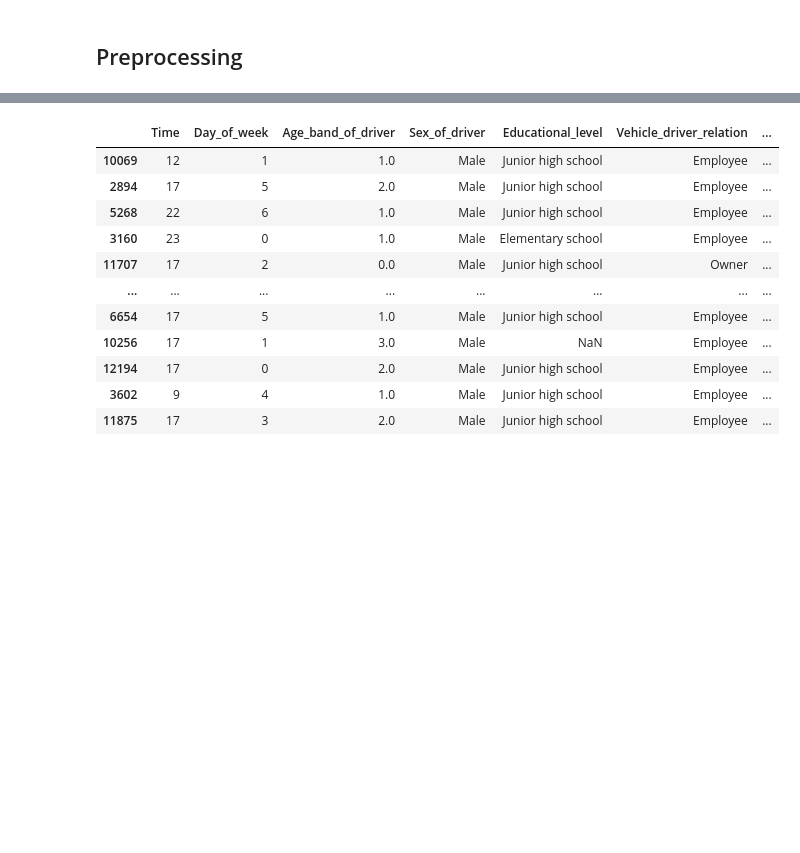
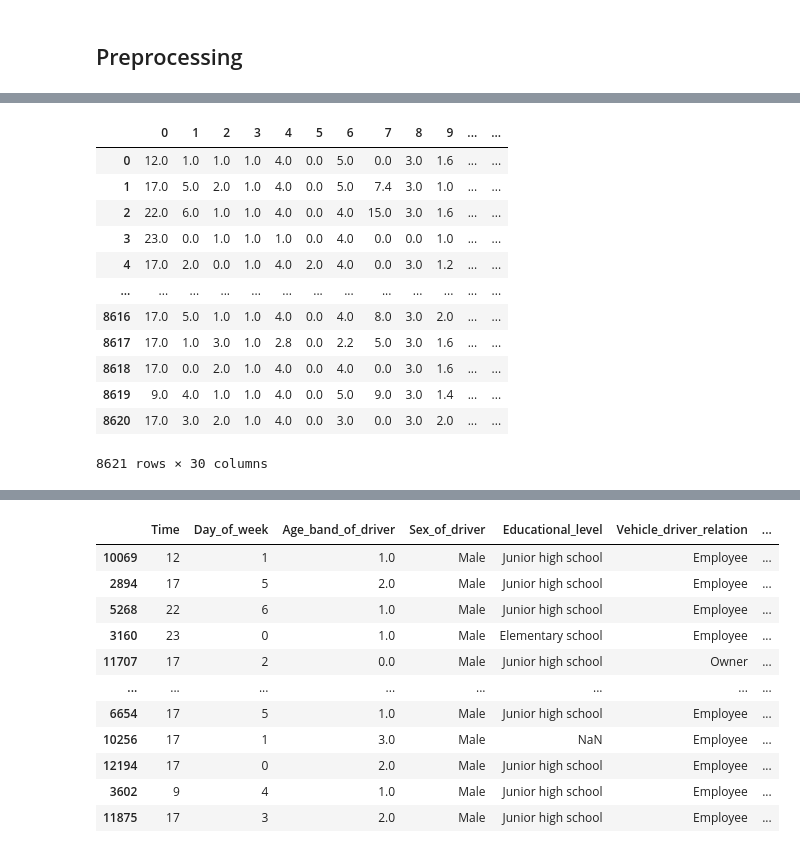
Before and after one commit to jackycwwang/Road-Traffic-Severity-Classification, a Jupyter notebook: 2. Data Preprocessing.ipynb, the cells around one changed output, grey strips where cells are left out. Saved outputs shown, nothing was run; the diff lists cells and outputs as text; code cells hidden in the pictures; blank space fills up the shorter version.

```diff
--- a/2. Data Preprocessing.ipynb
+++ b/2. Data Preprocessing.ipynb
@@ -87,0 +67,2 @@ preprocessing(X_train)
+# %%
+df_encoded = preprocess(X_train)
@@ -88,3 +79,30 @@ preprocessing(X_train)
+# %%
+def knn_imputer(df):
+    knn_imputer = KNNImputer(n_neighbors=5,
+                             weights="uniform",
+                             metric='nan_euclidean')
+    imputed_data = knn_imputer.fit_transform(df.to_numpy())
+    df_clean = pd.DataFrame(imputed_data)
+
+#     df_clean.columns = np.concatenate((cat_cols, num_cols))
+
+    return df_clean
+# %%
+knn_imputer(df_encoded)
+# %% [output]
+|  | 0 | 1 | 2 | 3 | 4 | 5 | 6 | 7 | 8 | 9 | ... | ... |
+| 0 | 12.0 | 1.0 | 1.0 | 1.0 | 4.0 | 0.0 | 5.0 | 0.0 | 3.0 | 1.6 | ... | ... |
+| 1 | 17.0 | 5.0 | 2.0 | 1.0 | 4.0 | 0.0 | 5.0 | 7.4 | 3.0 | 1.0 | ... | ... |
+| 2 | 22.0 | 6.0 | 1.0 | 1.0 | 4.0 | 0.0 | 4.0 | 15.0 | 3.0 | 1.6 | ... | ... |
+| 3 | 23.0 | 0.0 | 1.0 | 1.0 | 1.0 | 0.0 | 4.0 | 0.0 | 0.0 | 1.0 | ... | ... |
+| 4 | 17.0 | 2.0 | 0.0 | 1.0 | 4.0 | 2.0 | 4.0 | 0.0 | 3.0 | 1.2 | ... | ... |
+| ... | ... | ... | ... | ... | ... | ... | ... | ... | ... | ... | ... | ... |
+| 8616 | 17.0 | 5.0 | 1.0 | 1.0 | 4.0 | 0.0 | 4.0 | 8.0 | 3.0 | 2.0 | ... | ... |
+| 8617 | 17.0 | 1.0 | 3.0 | 1.0 | 2.8 | 0.0 | 2.2 | 5.0 | 3.0 | 1.6 | ... | ... |
+| 8618 | 17.0 | 0.0 | 2.0 | 1.0 | 4.0 | 0.0 | 4.0 | 0.0 | 3.0 | 1.6 | ... | ... |
+| 8619 | 9.0 | 4.0 | 1.0 | 1.0 | 4.0 | 0.0 | 5.0 | 9.0 | 3.0 | 1.4 | ... | ... |
+| 8620 | 17.0 | 3.0 | 2.0 | 1.0 | 4.0 | 0.0 | 3.0 | 0.0 | 3.0 | 2.0 | ... | ... |
+8621 rows × 30 columns
 # %%
 X_train = X_train.replace('Unknown', np.nan)
 X_train = X_train.replace('na', np.nan)
```
Also changed, not shown: parts of 21 cells of this notebook, 2 other files.
